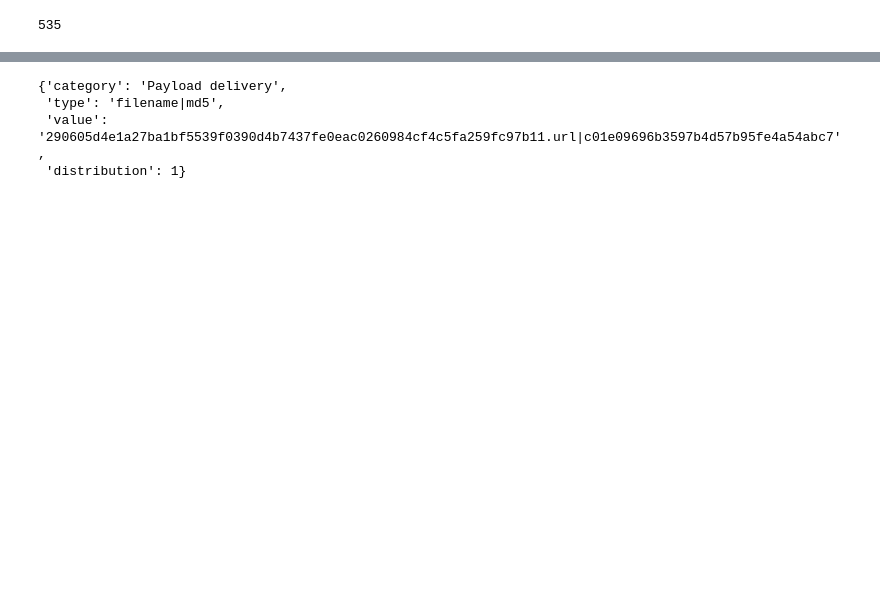
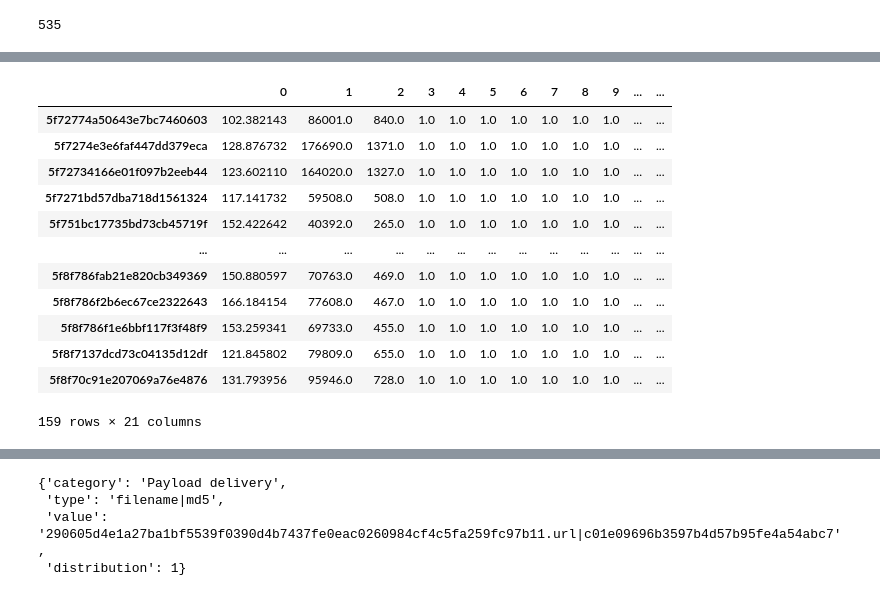
Before and after one commit to bdjulian/url-classification, a Jupyter notebook: url-classification/hybrid-analysis.ipynb, the cells around one changed output, grey strips where cells are left out. Drawn from its saved outputs; the diff is of its cells as text; code cells hidden in the pictures; blank space fills up the shorter version.

```diff
--- a/url-classification/hybrid-analysis.ipynb
+++ b/url-classification/hybrid-analysis.ipynb
@@ -201,3 +244,19 @@ rep = report("5f9a05839fb71b523c1a2b59")
 len(rep['response']['Event']['Attribute'])
 # %% [output]
 535
+# %%
+#count unique categories
+category_list = []
+for i in rep['response']['Event']['Attribute']:
+    category_list.append(i['category'])
+set(category_list)
+# one_hot = []
+# if 'Artifacts dropped' in set(list):
+#     one_hot.append(1)
+
+# else:
+#     one_hot.append(0)
+# one_hot
+
+# for i in set(list):
+#     print('this could be it')
@@ -204,3 +270,7 @@ len(rep['response']['Event']['Attribute'])
 # %%
-# for i in rep['response']['Event']['Attribute']:
-#     print(i)
+#count unique types
+clist = []
+for i in rep['response']['Event']['Attribute']:
+    clist.append(i['type'])
+clist
+set(clist)
@@ -206,0 +289,16 @@ len(rep['response']['Event']['Attribute'])
+# %%
+list_type = []
+list_category = []
+for i in my_list:
+    with open(f'reports/reports{i}.txt') as json_file:
+        features = []
+        job_id = i
+        x = json.load(json_file)
+
+        for i in x['response']['Event']['Attribute']:
+            list_category.append(i['category'])
+
+
+        for i in x['response']['Event']['Attribute']:
+            list_type.append(i['type'])
+print(set(list_type), set(list_category))
@@ -206,0 +425,18 @@ len(rep['response']['Event']['Attribute'])
+# %%
+df = pd.DataFrame(a_dict).T
+cols = ['job_id','avg_val_len', 'total_val_len','category_count','Artifacts dropped', 'External analysis', 'Network activity', 'Payload delivery', 'Payload installation', 'Persistence mechanism', 'filename|md5', 'user-agent', 'domain|ip', 'mutex', 'ip-dst', 'regkey|value', 'comment', 'filename|sha512', 'domain', 'filename|sha256', 'link', 'filename|sha1']
+df
+# %% [output]
+|  | 0 | 1 | 2 | 3 | 4 | 5 | 6 | 7 | 8 | 9 | ... | ... |
+| 5f72774a50643e7bc7460603 | 102.382143 | 86001.0 | 840.0 | 1.0 | 1.0 | 1.0 | 1.0 | 1.0 | 1.0 | 1.0 | ... | ... |
+| 5f7274e3e6faf447dd379eca | 128.876732 | 176690.0 | 1371.0 | 1.0 | 1.0 | 1.0 | 1.0 | 1.0 | 1.0 | 1.0 | ... | ... |
+| 5f72734166e01f097b2eeb44 | 123.602110 | 164020.0 | 1327.0 | 1.0 | 1.0 | 1.0 | 1.0 | 1.0 | 1.0 | 1.0 | ... | ... |
+| 5f7271bd57dba718d1561324 | 117.141732 | 59508.0 | 508.0 | 1.0 | 1.0 | 1.0 | 1.0 | 1.0 | 1.0 | 1.0 | ... | ... |
+| 5f751bc17735bd73cb45719f | 152.422642 | 40392.0 | 265.0 | 1.0 | 1.0 | 1.0 | 1.0 | 1.0 | 1.0 | 1.0 | ... | ... |
+| ... | ... | ... | ... | ... | ... | ... | ... | ... | ... | ... | ... | ... |
+| 5f8f786fab21e820cb349369 | 150.880597 | 70763.0 | 469.0 | 1.0 | 1.0 | 1.0 | 1.0 | 1.0 | 1.0 | 1.0 | ... | ... |
+| 5f8f786f2b6ec67ce2322643 | 166.184154 | 77608.0 | 467.0 | 1.0 | 1.0 | 1.0 | 1.0 | 1.0 | 1.0 | 1.0 | ... | ... |
+| 5f8f786f1e6bbf117f3f48f9 | 153.259341 | 69733.0 | 455.0 | 1.0 | 1.0 | 1.0 | 1.0 | 1.0 | 1.0 | 1.0 | ... | ... |
+| 5f8f7137dcd73c04135d12df | 121.845802 | 79809.0 | 655.0 | 1.0 | 1.0 | 1.0 | 1.0 | 1.0 | 1.0 | 1.0 | ... | ... |
+| 5f8f70c91e207069a76e4876 | 131.793956 | 95946.0 | 728.0 | 1.0 | 1.0 | 1.0 | 1.0 | 1.0 | 1.0 | 1.0 | ... | ... |
+159 rows × 21 columns
```
Also changed, not shown: parts of 30 cells of this notebook, 1 other file.
